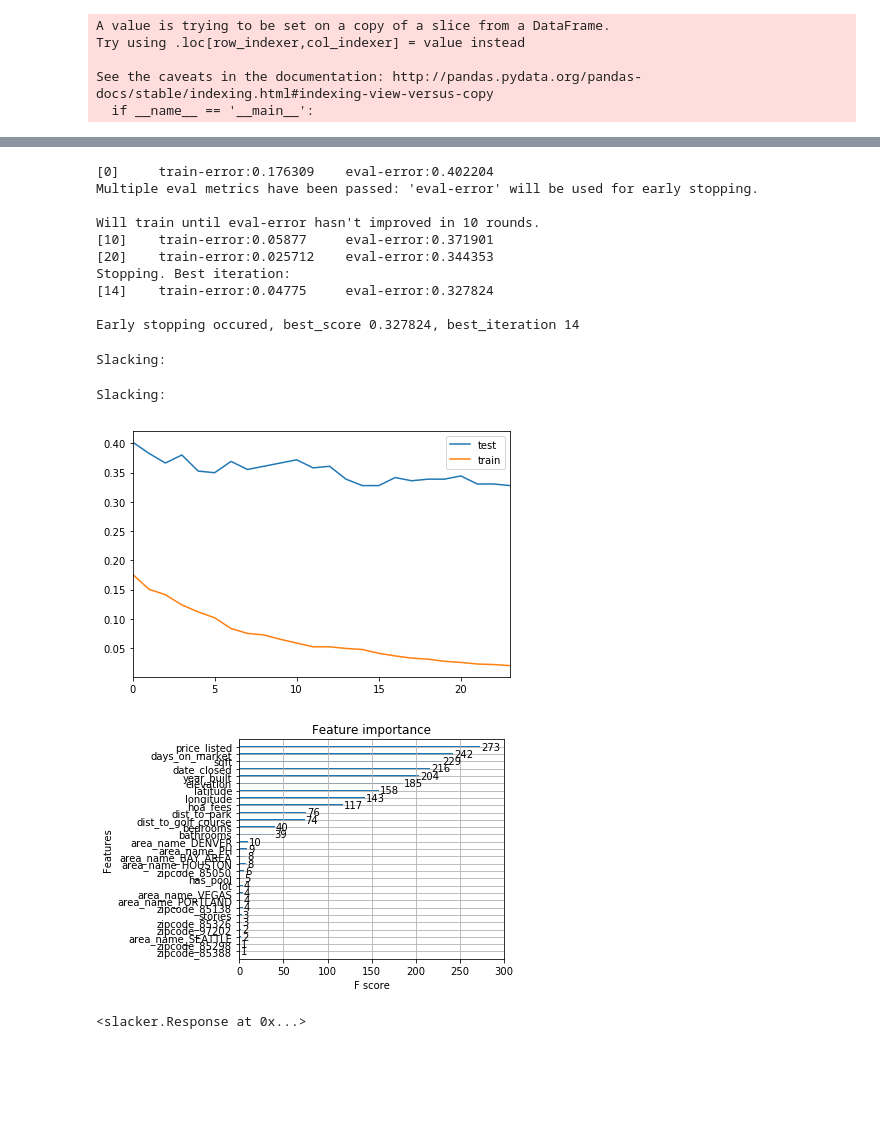
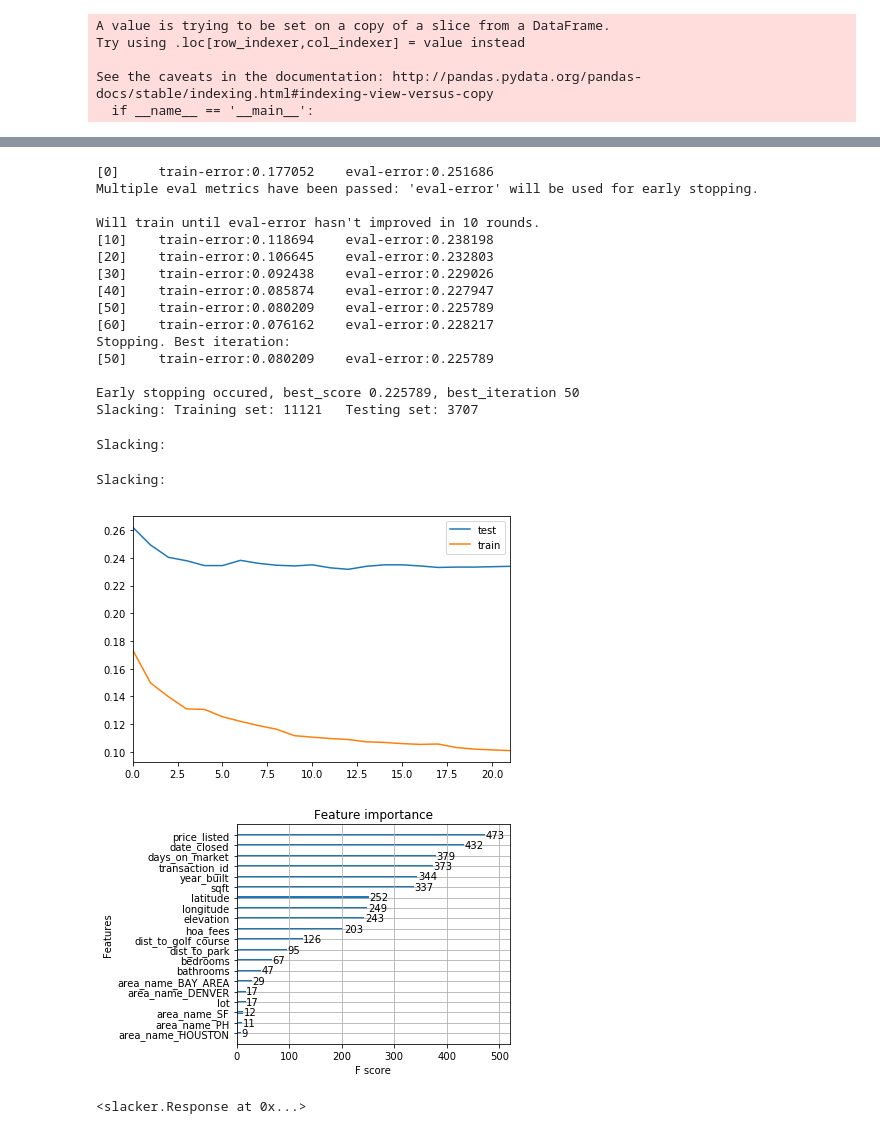
Before and after one commit to ivoytov/rentalnerd, a Jupyter notebook: scraper/predict_sale_above_list.ipynb, the cells around one changed output, grey strips where cells are left out. Saved outputs shown, nothing was run; the diff lists cells and outputs as text; code cells hidden in the pictures; blank space fills up the shorter version.

```diff
--- a/scraper/predict_sale_above_list.ipynb
+++ b/scraper/predict_sale_above_list.ipynb
@@ -66,7 +66,7 @@ def sanitize(data, zipcode_list = None):
     if data.empty:
         return 0
 
-    data.drop(['abnormal', 'bookmarked', 'created_at', 'ignore', 'is_latest', 'closed_diff_id', 'id', 'listed_diff_id',
+    data.drop(['abnormal', 'bookmarked', 'created_at', 'ignore', 'is_latest', 'id', 'closed_diff_id', 'listed_diff_id',
                       'notes', 'source', 'updated_at', 'home_type', 'sfh', 'description',
                     'event_name', 'neighborhood'], axis=1, inplace=True)
 
@@ -83,7 +83,7 @@ def sanitize(data, zipcode_list = None):
 
 #     data = data [ (data.price_closed - data.price_listed).abs() < 50000 ]
 
-    print("Entries after filter: ",len(data))
+    slack("Entries after filter: %i" % len(data))
 
     # fills in some sensible defaults where data is missing
     data["near_golf_course"] = data["near_golf_course"].apply(lambda x: True if x == 1.0 else False)
@@ -133,6 +160,7 @@ query = %sql (\
     SELECT \
     area_name_zipcodes.area_name, \
     properties.*, \
+    property_transaction_logs.id as 'transaction_id', \
     property_transaction_logs.* \
     FROM  \
     property_transaction_logs \
@@ -141,19 +169,13 @@ query = %sql (\
     LEFT JOIN \
     area_name_zipcodes on properties.zipcode = area_name_zipcodes.zipcode \
     where \
-    date_listed IS NOT NULL AND \
-    date_closed IS NOT NULL AND \
-    property_transaction_logs.price_closed > 0 AND \
-    property_transaction_logs.price_listed > 0 AND \
+    home_type = 'sfh' AND \
+    is_latest = 1 AND \
     abnormal = false AND \
-    home_type = 'sfh' AND \
     transaction_type = 'sales' AND \
-    transaction_status = 'closed' AND \
-    property_transaction_logs.date_closed < :today AND \
-    property_transaction_logs.days_on_market < 150 \
-    ORDER BY property_transaction_logs.date_closed DESC \
+    transaction_status = 'open' AND \
+    area_name = 'PH' \
     LIMIT :limit )
 
-
-closed = query.DataFrame()
+for_sale = query.DataFrame()
 # %% [output]
@@ -289,5 +293,5 @@ See the caveats in the documentation: http://pandas.pydata.org/pandas-docs/stabl
 # %%
-ind2remove = ['Unnamed: 0', 'address', 'area_name', 'date_listed', 'id', 'listed_diff_id', 'lookup_address',
+ind2remove = ['Unnamed: 0', 'id', 'address', 'area_name', 'date_listed', 'listed_diff_id', 'lookup_address',
               'origin_url', 'neighborhood', 'zipcode', 'luxurious', 'transaction_status', 'transaction_type',
               'images','zestimate_sale','zestimate_rent', 'price', 'price_closed', 'date_transacted_latest']
 factors = np.setdiff1d(sold.columns, ind2remove).tolist()
@@ -296,7 +300,6 @@ sales_train, sales_test = cv.train_test_split(sold, test_size = 0.25) # set asid
 # %%
 # cap number of homes that fit into VRAM
 memory_cap = 250000
-city = 'ALL'
 
 # init empty model that we can load into on the second iteration
 bst = xgb.Booster()
@@ -306,43 +309,51 @@ label = 'good_sell'
 f = factors
 f.remove(label) # this happens in place
 
-dtrain = xgb.DMatrix(sales_train[factors].values, label=sales_train[label], feature_names=factors)
-dtest = xgb.DMatrix(sales_test[factors].values, label=sales_test[label], feature_names=factors)
+dtrain = xgb.DMatrix(sales_train[f].values, label=sales_train[label], feature_names=sales_train[f].columns.values)
+dtest = xgb.DMatrix(sales_test[f].values, label=sales_test[label], feature_names=f)
 watchlist  = [(dtrain,'train'),(dtest,'eval')]
 
 progress = dict()
-xgb_model = xgb.train( param, dtrain, num_round, evals = watchlist, early_stopping_rounds = 10, verbose_eval = 10, evals_result = progress )
+xgb_model = xgb.train( param, dtrain, num_round, evals = watchlist, early_stopping_rounds = 10
+                      , verbose_eval = 10, evals_result = progress )
 
 if hasattr(xgb_model, 'best_score'):
     print("Early stopping occured, best_score %f, best_iteration %i" % (xgb_model.best_score, xgb_model.best_iteration))
+
+slack("Training set: %i\tTesting set: %i" % (len(sales_train.index), len(sales_test.index)))
 # %% [output]
-[0]     train-error:0.176309    eval-error:0.402204
+[0]     train-error:0.177052    eval-error:0.251686
 Multiple eval metrics have been passed: 'eval-error' will be used for early stopping.
 
 Will train until eval-error hasn't improved in 10 rounds.
-[10]    train-error:0.05877     eval-error:0.371901
-[20]    train-error:0.025712    eval-error:0.344353
+[10]    train-error:0.118694    eval-error:0.238198
+[20]    train-error:0.106645    eval-error:0.232803
+[30]    train-error:0.092438    eval-error:0.229026
+[40]    train-error:0.085874    eval-error:0.227947
+[50]    train-error:0.080209    eval-error:0.225789
+[60]    train-error:0.076162    eval-error:0.228217
 Stopping. Best iteration:
-[14]    train-error:0.04775     eval-error:0.327824
+[50]    train-error:0.080209    eval-error:0.225789
 
-Early stopping occured, best_score 0.327824, best_iteration 14
+Early stopping occured, best_score 0.225789, best_iteration 50
+Slacking: Training set: 11121   Testing set: 3707
 # %%
 xgb_model.save_model(model_path + 'good_sell_' + today.strftime('%Y%m%d') + '.model')
 # %%
 curve = pd.DataFrame()
 curve['test'] = progress['eval']['error']
 curve['train'] = progress['train']['error']
 
 url = plot_rounds(curve.plot())
 slack("", url, "Error by Round (%)")
 
-url = plot_rounds(xgb.plot_importance(xgb_model))
+url = plot_rounds(xgb.plot_importance(xgb_model,max_num_features=20))
 slack("", url, "Feature Importance")
 # %% [output]
 Slacking:
 Slacking:
-[figure, old version]
+[figure, new version]
-[figure, old version]
+[figure, new version]
 # %%
 # load for sale properties
 target = xgb.DMatrix( for_sale[f].values, feature_names=f)
```
Also changed, not shown: parts of 16 cells of this notebook, 15 other files.
